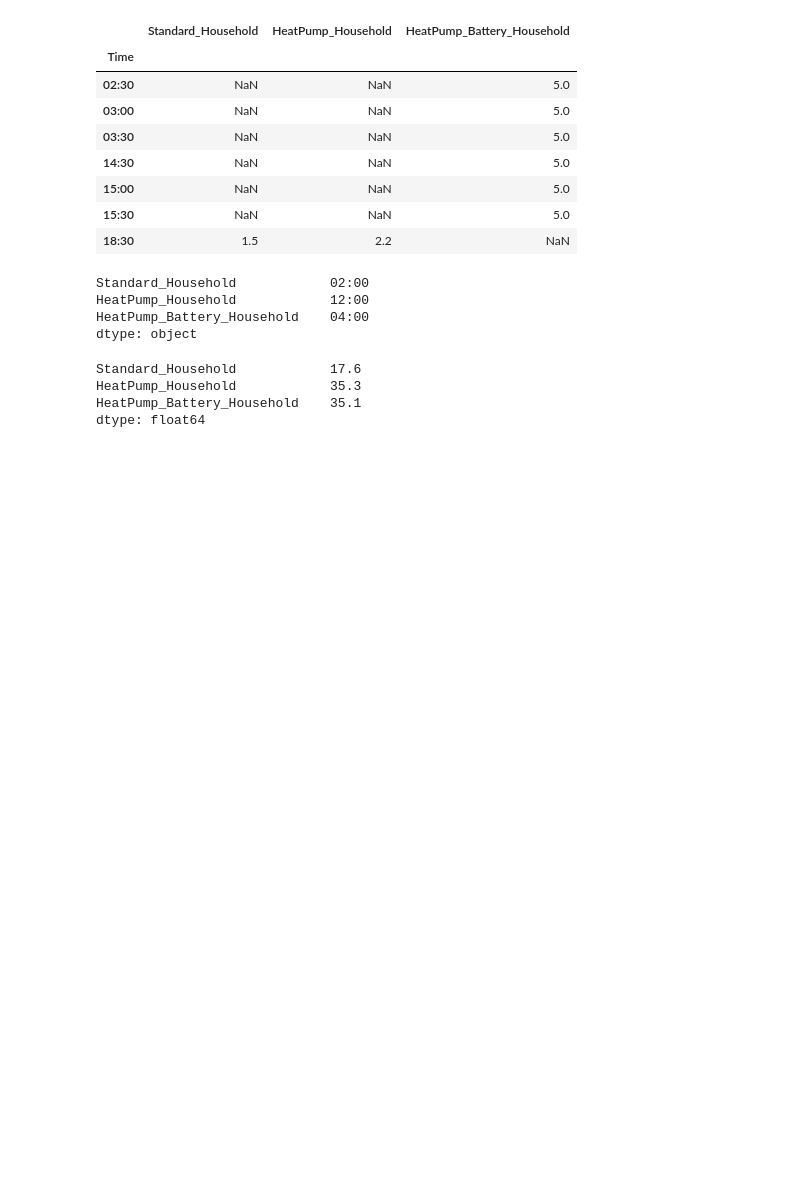
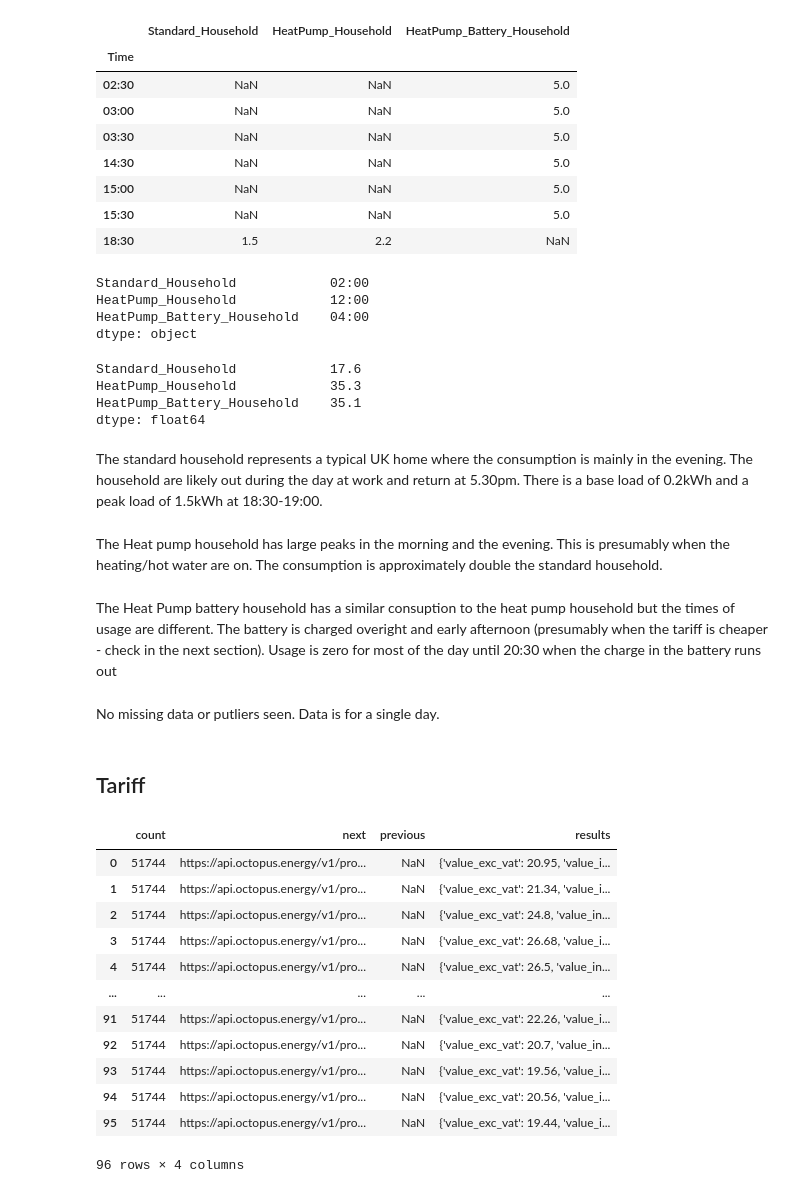
Before and after one commit to ElaineKathrynCrockett/KomodoEnergy, a Jupyter notebook: KomodoEnergyChallenge.ipynb, the cells around one changed output. Drawn from its saved outputs; the diff is of its cells as text; code cells hidden in the pictures; blank space fills up the shorter version.

```diff
--- a/KomodoEnergyChallenge.ipynb
+++ b/KomodoEnergyChallenge.ipynb
@@ -100,0 +87,34 @@ dtype: float64
+# %% [markdown]
+The standard household represents a typical UK home where the consumption is mainly in the evening.
+The household are likely out during the day at work and return at 5.30pm.
+There is a base load of 0.2kWh and a peak load of 1.5kWh at 18:30-19:00.
+# %% [markdown]
+The Heat pump household has large peaks in the morning and the evening.
+This is presumably when the heating/hot water are on.
+The consumption is approximately double the standard household.
+# %% [markdown]
+The Heat Pump battery household has a similar consuption to the heat pump household but the times of usage are different.
+The battery is charged overight and early afternoon (presumably when the tariff is cheaper - check in the next section).
+Usage is zero for most of the day until 20:30 when the charge in the battery runs out
+# %% [markdown]
+No missing data or putliers seen. Data is for a single day.
+# %% [markdown]
+## Tariff
+# %%
+# Read in tariff data
+tariff = pd.read_json('agile_price_example.json')
+tariff
+# %% [output]
+|  | count | next | previous | results |
+| 0 | 51744 | https://api.octopus.energy/v1/pro... | NaN | {'value_exc_vat': 20.95, 'value_i... |
+| 1 | 51744 | https://api.octopus.energy/v1/pro... | NaN | {'value_exc_vat': 21.34, 'value_i... |
+| 2 | 51744 | https://api.octopus.energy/v1/pro... | NaN | {'value_exc_vat': 24.8, 'value_in... |
+| 3 | 51744 | https://api.octopus.energy/v1/pro... | NaN | {'value_exc_vat': 26.68, 'value_i... |
+| 4 | 51744 | https://api.octopus.energy/v1/pro... | NaN | {'value_exc_vat': 26.5, 'value_in... |
+| ... | ... | ... | ... | ... |
+| 91 | 51744 | https://api.octopus.energy/v1/pro... | NaN | {'value_exc_vat': 22.26, 'value_i... |
+| 92 | 51744 | https://api.octopus.energy/v1/pro... | NaN | {'value_exc_vat': 20.7, 'value_in... |
+| 93 | 51744 | https://api.octopus.energy/v1/pro... | NaN | {'value_exc_vat': 19.56, 'value_i... |
+| 94 | 51744 | https://api.octopus.energy/v1/pro... | NaN | {'value_exc_vat': 20.56, 'value_i... |
+| 95 | 51744 | https://api.octopus.energy/v1/pro... | NaN | {'value_exc_vat': 19.44, 'value_i... |
+96 rows × 4 columns
```
Also changed, not shown: parts of 11 cells of this notebook, 1 other file.
